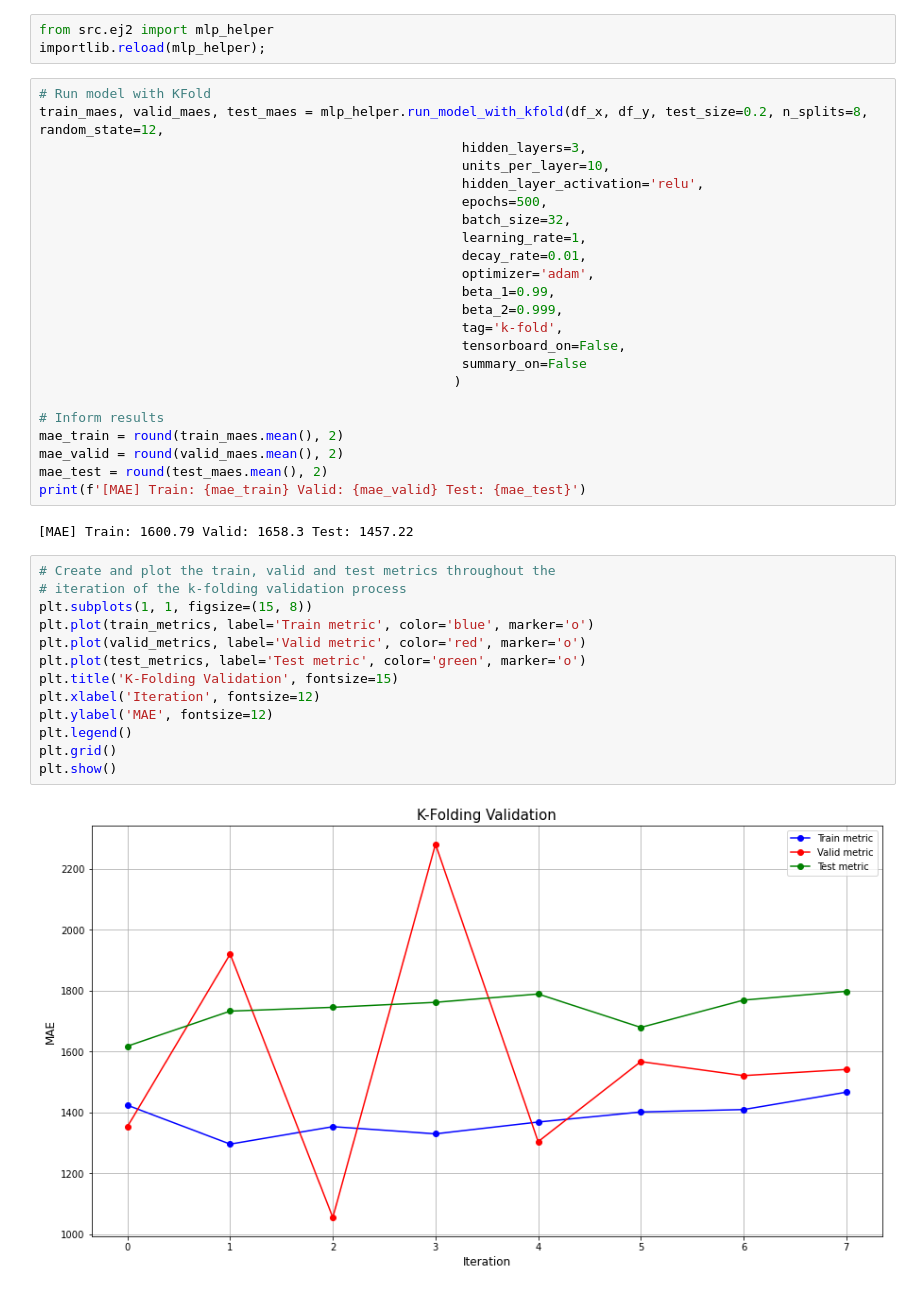
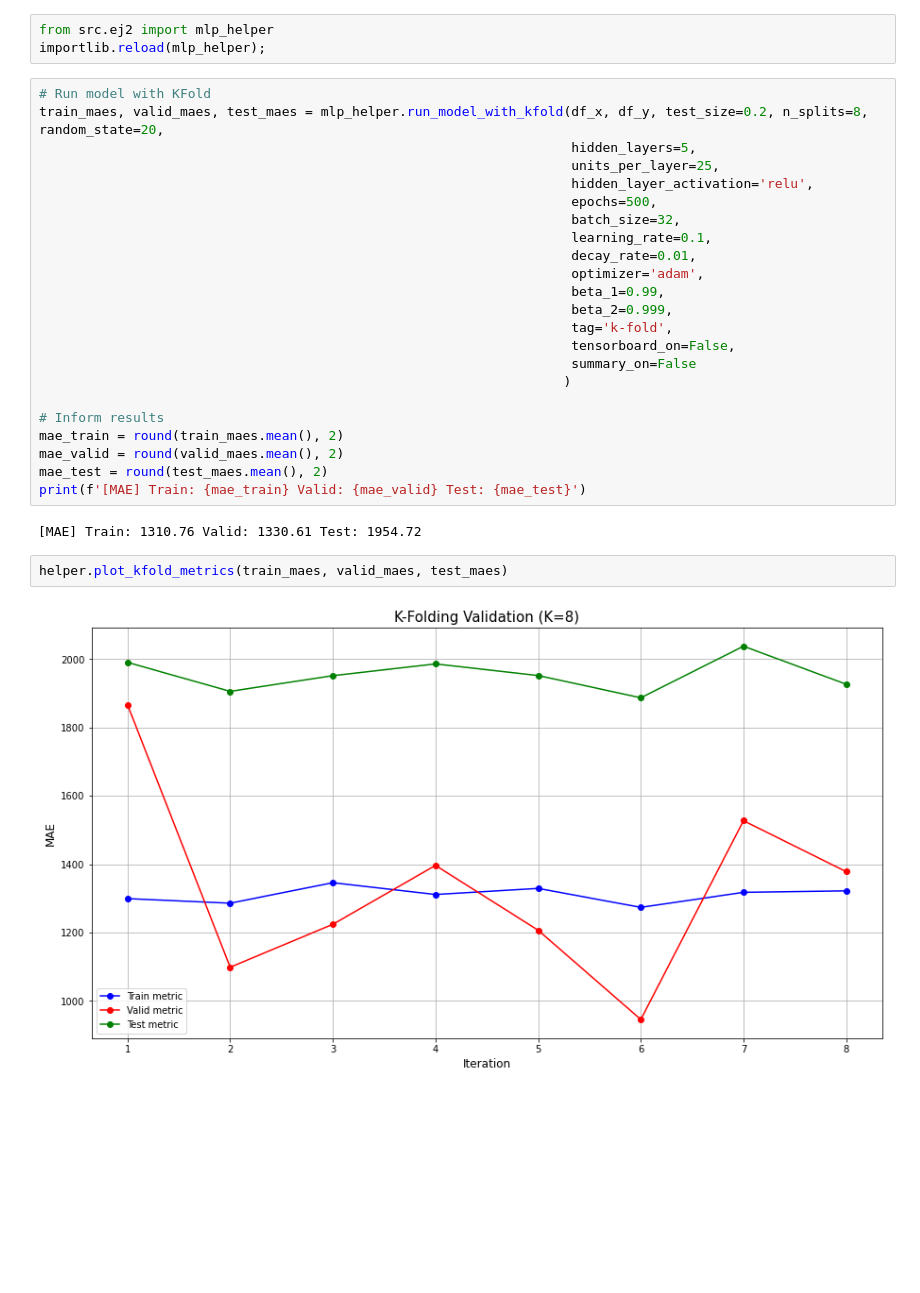
Before and after one commit to Kammann123/nn-tp2, a Jupyter notebook: notebooks/ej2/ej2_mlp_kfold.ipynb, the cells around one changed output. Cells and saved outputs as stored; diff of their text form; blank space fills up the shorter version.

```diff
--- a/notebooks/ej2/ej2_mlp_kfold.ipynb
+++ b/notebooks/ej2/ej2_mlp_kfold.ipynb
@@ -66,21 +73,21 @@ from src.ej2 import mlp_helper
 importlib.reload(mlp_helper);
 # %%
 # Run model with KFold
-train_maes, valid_maes, test_maes = mlp_helper.run_model_with_kfold(df_x, df_y, test_size=0.2, n_splits=8, random_state=12,
-                                                      hidden_layers=3,
-                                                      units_per_layer=10,
-                                                      hidden_layer_activation='relu',
-                                                      epochs=500,
-                                                      batch_size=32,
-                                                      learning_rate=1,
-                                                      decay_rate=0.01,
-                                                      optimizer='adam',
-                                                      beta_1=0.99,
-                                                      beta_2=0.999,
-                                                      tag='k-fold',
-                                                      tensorboard_on=False,
-                                                      summary_on=False
-                                                     )
+train_maes, valid_maes, test_maes = mlp_helper.run_model_with_kfold(df_x, df_y, test_size=0.2, n_splits=8, random_state=20,
+                                                                    hidden_layers=5,
+                                                                    units_per_layer=25,
+                                                                    hidden_layer_activation='relu',
+                                                                    epochs=500,
+                                                                    batch_size=32,
+                                                                    learning_rate=0.1,
+                                                                    decay_rate=0.01,
+                                                                    optimizer='adam',
+                                                                    beta_1=0.99,
+                                                                    beta_2=0.999,
+                                                                    tag='k-fold',
+                                                                    tensorboard_on=False,
+                                                                    summary_on=False
+                                                                   )
 
 # Inform results
 mae_train = round(train_maes.mean(), 2)
@@ -88,19 +95,8 @@ mae_valid = round(valid_maes.mean(), 2)
 mae_test = round(test_maes.mean(), 2)
 print(f'[MAE] Train: {mae_train} Valid: {mae_valid} Test: {mae_test}')
 # %% [output]
-[MAE] Train: 1600.79 Valid: 1658.3 Test: 1457.22
+[MAE] Train: 1310.76 Valid: 1330.61 Test: 1954.72
-# %%
-# Create and plot the train, valid and test metrics throughout the
-# iteration of the k-folding validation process
-plt.subplots(1, 1, figsize=(15, 8))
-plt.plot(train_metrics, label='Train metric', color='blue', marker='o')
-plt.plot(valid_metrics, label='Valid metric', color='red', marker='o')
-plt.plot(test_metrics, label='Test metric', color='green', marker='o')
-plt.title('K-Folding Validation', fontsize=15)
-plt.xlabel('Iteration', fontsize=12)
-plt.ylabel('MAE', fontsize=12)
-plt.legend()
-plt.grid()
-plt.show()
-# %% [output]
-[figure, removed]
+# %%
+helper.plot_kfold_metrics(train_maes, valid_maes, test_maes)
+# %% [output]
+[figure, added]
```
Also changed, not shown: parts of 1 cell of this notebook, 10 other files.
